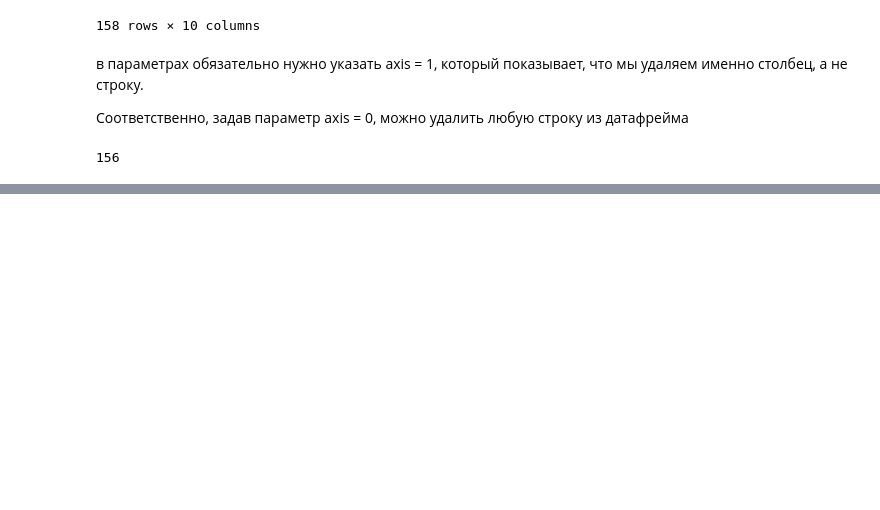
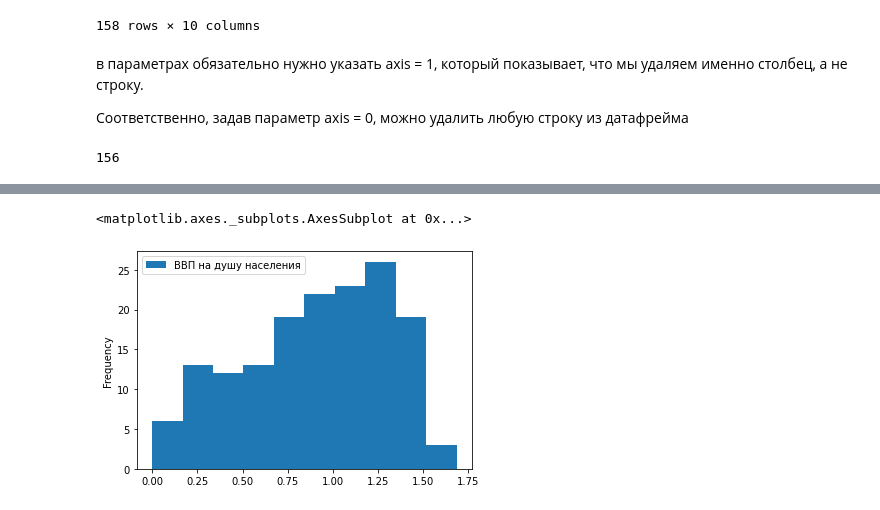
Before and after one commit to Vitalyastiy/courses, a Jupyter notebook: pandas/.Pandas_рабочие тетрадки.ipynb, the cells around one changed output, grey strips where cells are left out. Drawn from its saved outputs; the diff is of its cells as text; code cells hidden in the pictures; blank space fills up the shorter version.

```diff
--- a/pandas/.Pandas_рабочие тетрадки.ipynb
+++ b/pandas/.Pandas_рабочие тетрадки.ipynb
@@ -236,0 +335,5 @@ df_agg = df.groupby('new_bals').agg({'new_bals': 'count','new_bals': 'sum','new_
+# %%
+df.plot.hist(x = 'Место в рейтинге', y = 'ВВП на душу населения')
+# %% [output]
+<matplotlib.axes._subplots.AxesSubplot at 0x...>
+[figure, added]
```
Also changed, not shown: parts of 19 cells of this notebook.
